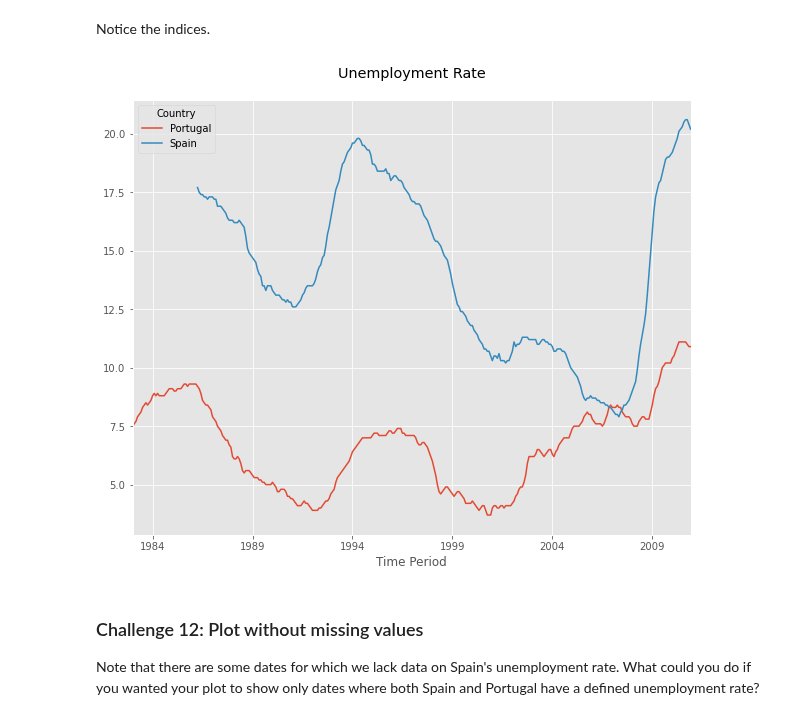
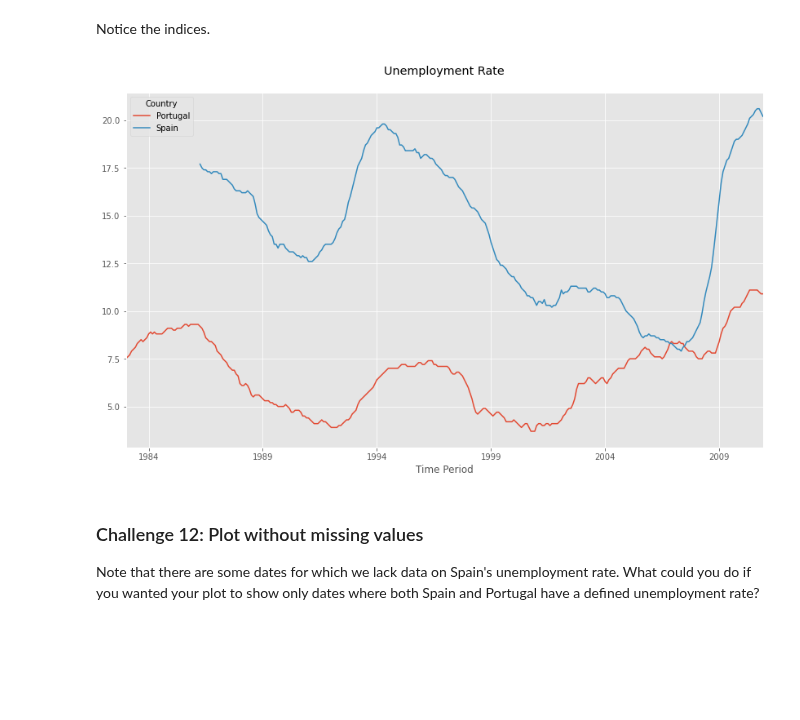
Before and after one commit to cbrownley/NYU-Python-Workshop, a Jupyter notebook: 1_Introduction_to_Pandas.ipynb, the cells around one changed output. Drawn from its saved outputs; the diff is of its cells as text; code cells hidden in the pictures; blank space fills up the shorter version.

```diff
--- a/1_Introduction_to_Pandas.ipynb
+++ b/1_Introduction_to_Pandas.ipynb
@@ -1058,9 +918,9 @@ ps.head()
 # %% [markdown]
 Notice the indices.
 # %%
-ps.plot(figsize=(10, 8), title='Unemployment Rate\n');
+ps.plot(figsize=(14, 8), title='Unemployment Rate\n');
 # %% [output]
-[figure, old version]
+[figure, new version]
 # %% [markdown]
 ### Challenge 12: Plot without missing values
 Note that there are some dates for which we lack data on Spain's unemployment rate. What could you do if you wanted your plot to show only dates where both Spain and Portugal have a defined unemployment rate?
```
Also changed, not shown: parts of 52 cells of this notebook, 1 other file.
